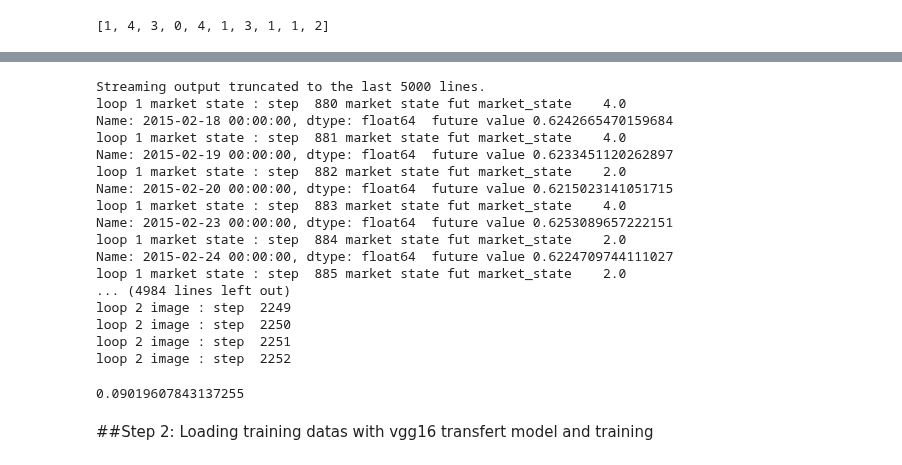
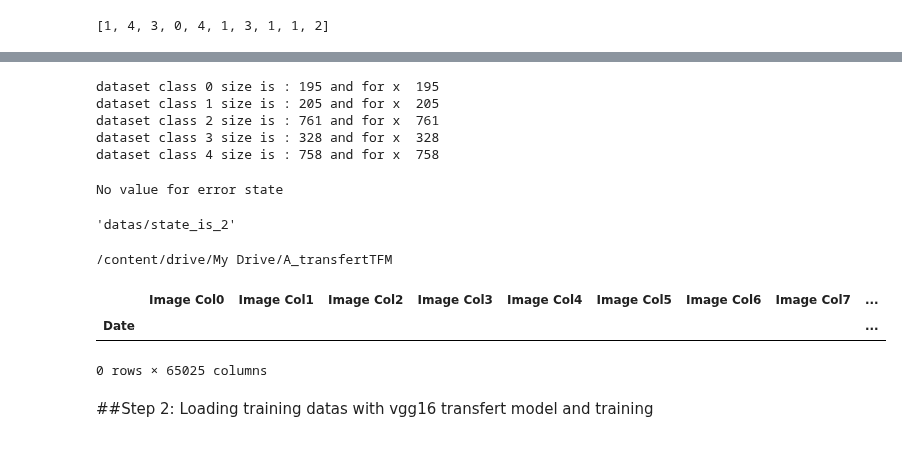
Before and after one commit to imiled/DL_Tools_For_Finance, a Jupyter notebook: Transfert_Learning_Reload_SP500.ipynb, the cells around one changed output, grey strips where cells are left out. Saved outputs shown, nothing was run; the diff lists cells and outputs as text; code cells hidden in the pictures.

```diff
--- a/Transfert_Learning_Reload_SP500.ipynb
+++ b/Transfert_Learning_Reload_SP500.ipynb
@@ -656,0 +656,7 @@ testsp500=(sp500['Close'])[21002:]
+# %%
+_ , (X_test_image, Y_test_StateClass_image, Y_test_FutPredict_image) = \
+setup_input_NN_image(testsp500, split=0)
+
+#copy the datafrae dataset in csv format to be used after
+#dateTimeObj = datetime.now()
+#timeStr = dateTimeObj.strftime("%Y_%m_%d_%H_%M_%S_%f")
@@ -657,39 +724,56 @@ testsp500=(sp500['Close'])[21002:]
+# %%
+print("dataset class 0 size is :",y_StateClass_image_0.size, "and for x ", x_image_State_is_0.index.size)
+print("dataset class 1 size is :",y_StateClass_image_1.size, "and for x ", x_image_State_is_1.index.size)
+print("dataset class 2 size is :",y_StateClass_image_2.size, "and for x ", x_image_State_is_2.index.size)
+print("dataset class 3 size is :",y_StateClass_image_3.size, "and for x ", x_image_State_is_3.index.size)
+print("dataset class 4 size is :",y_StateClass_image_4.size, "and for x ", x_image_State_is_4.index.size)
+# %% [output]
+dataset class 0 size is : 195 and for x  195
+dataset class 1 size is : 205 and for x  205
+dataset class 2 size is : 761 and for x  761
+dataset class 3 size is : 328 and for x  328
+dataset class 4 size is : 758 and for x  758
+# %%
+%cd /content/drive/My Drive/A_transfertTFM
+X_train_image.to_csv('datas/X_train_image4.csv')
+# %% [output]
+No value for error state
+# %%
+write_path='datas/state_is_'
+write_path+str(2)
+# %% [output]
+'datas/state_is_2'
+# %%
+%cd /content/drive/My Drive/A_transfertTFM
+def print_data_class(state=0,write_path='datas/state_is_') :
+  state_zero_loc=localize_index_from_state(non_monotonic_index, state)
+  y_StateClass_image_0 =y_StateClass_image.iloc[state_zero_loc]
+  x_image_State_is_0 =x_image.iloc[state_zero_loc]
+  y_futpredict_image_0 =y_futurepredict_image.iloc[state_zero_loc]
+  y_StateClass_image_0.to_csv(write_path+str(state)+'/y_stateclass.csv')
+  x_image_State_is_0.to_csv(write_path+str(state)+'/x_image.csv')
+  y_futpredict_image_0.to_csv(write_path+str(state)+'/y_future.csv')
+
+print_data_class(state=0)
+print_data_class(state=1)
+print_data_class(state=2)
+print_data_class(state=3)
+print_data_class(state=4)
+# %% [output]
+/content/drive/My Drive/A_transfertTFM
 # %%
-(X_train_image, Y_train_StateClass_image, Y_train_FutPredict_image) , (X_test_image, Y_test_StateClass_image, Y_test_FutPredict_image) = setup_input_NN_image(testsp500)
-
-#copy the datafrae dataset in csv format to be used after
-#dateTimeObj = datetime.now()
-#timeStr = dateTimeObj.strftime("%Y_%m_%d_%H_%M_%S_%f")
 
 X_train_image.to_csv('datas/X_train_image4.csv')
 Y_train_StateClass_image.to_csv('datas/Y_train_StateClass_image4.csv')
 Y_train_FutPredict_image.to_csv('datas/Y_train_FutPredict_image4.csv')
 
 X_test_image.to_csv('datas/X_test_image4.csv')
-Y_test_StateClass_image.to_csv('datas/Y_test_StateClass_image4.csv')
-Y_test_FutPredict_image.to_csv('datas/Y_test_FutPredict_image4.csv')
+Y_test_StateClass_image.to_csv('datas/Y_test_StateClass_image4.csv')_
+Y_test_FutPredict_image.to_csv('datas/Y_test_FutPredict_image4.csv')X_train_image
 # %% [output]
+|  | Image Col0 | Image Col1 | Image Col2 | Image Col3 | Image Col4 | Image Col5 | Image Col6 | Image Col7 | ... |
+| Date |  |  |  |  |  |  |  |  | ... |
-Streaming output truncated to the last 5000 lines.
-loop 1 market state : step  880 market state fut market_state    4.0
-Name: 2015-02-18 00:00:00, dtype: float64  future value 0.6242665470159684
-loop 1 market state : step  881 market state fut market_state    4.0
-Name: 2015-02-19 00:00:00, dtype: float64  future value 0.6233451120262897
-loop 1 market state : step  882 market state fut market_state    2.0
-Name: 2015-02-20 00:00:00, dtype: float64  future value 0.6215023141051715
-loop 1 market state : step  883 market state fut market_state    4.0
-Name: 2015-02-23 00:00:00, dtype: float64  future value 0.6253089657222151
-loop 1 market state : step  884 market state fut market_state    2.0
-Name: 2015-02-24 00:00:00, dtype: float64  future value 0.6224709744111027
-loop 1 market state : step  885 market state fut market_state    2.0
-... (4984 lines left out)
-loop 2 image : step  2249
-loop 2 image : step  2250
-loop 2 image : step  2251
-loop 2 image : step  2252
+0 rows × 65025 columns
-# %%
-np.min(np.array(X_test_image.iloc[1]))
-# %% [output]
-0.09019607843137255
 # %% [markdown]
 ##Step 2: Loading training datas with vgg16 transfert model and training
 # %% [markdown]
```
Also changed, not shown: parts of 15 cells of this notebook.
